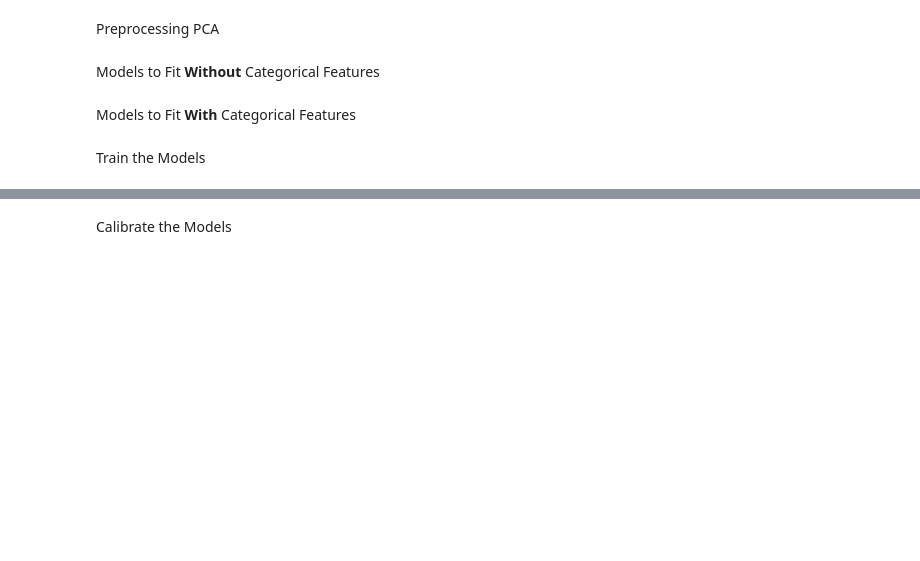
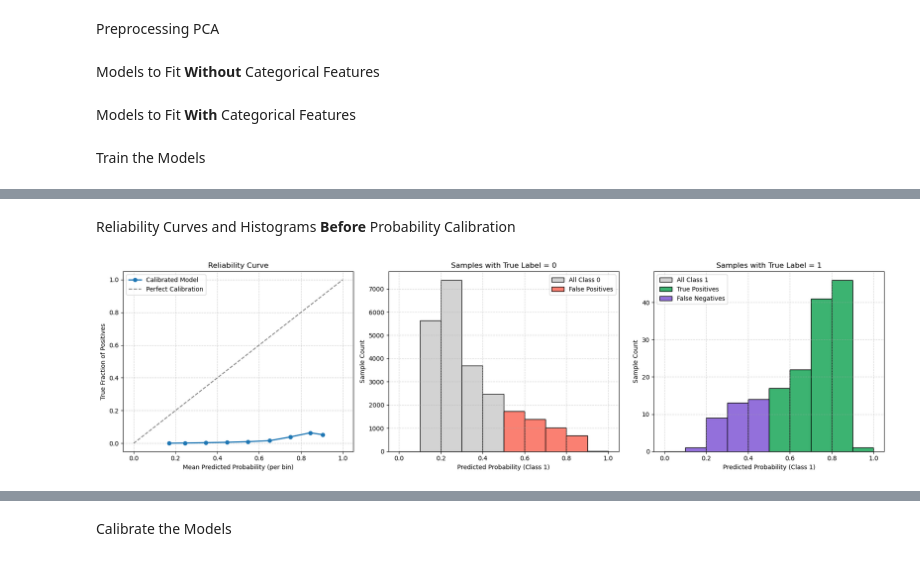
Before and after one commit to rebekah-eichberg/summer-2025-safeify, a Jupyter notebook: rebekah-idea-testing/prob_cal.ipynb, the cells around one changed output, grey strips where cells are left out. Saved outputs shown, nothing was run; the diff lists cells and outputs as text; code cells hidden in the pictures; blank space fills up the shorter version.

```diff
--- a/rebekah-idea-testing/prob_cal.ipynb
+++ b/rebekah-idea-testing/prob_cal.ipynb
@@ -60,20 +63,5 @@ print(f"X_train: {X_train.shape}, X_val: {X_val.shape}, X_cal: {X_cal.shape}, X_
 # %% [markdown]
 Preprocessing PCA
-# %%
-def make_transformer(df,r, s, drop_first=True):
-    rev_cols  = [c for c in df if c.startswith("embedding_")]
-    summ_cols = [c for c in df if c.startswith("embed_")]
-    numeric_cols  = [c for c in df if c not in rev_cols+summ_cols+["category"]]
-
-    rev_pipe  = ("drop" if r == 0 else Pipeline([("scale",StandardScaler()), ("pca",PCA(n_components=r,random_state=42))]))
-    sum_pipe  = ("drop" if s == 0 else Pipeline([("scale",StandardScaler()), ("pca",PCA(n_components=s,random_state=42))]))
-
-    return ColumnTransformer(
-        [('num', StandardScaler(), numeric_cols),
-         ('cat', OneHotEncoder(handle_unknown="ignore", drop="first" if drop_first else None, sparse_output=False), ["category"]),
-         ('rev', rev_pipe,  rev_cols),
-         ('sum', sum_pipe,  summ_cols)
-        ]).set_output(transform="pandas")
 # %%
 # transform all of the data
 preprocessor = make_transformer(X_train, 0.95, 0.95)
@@ -111,11 +99,14 @@ model_8_wo_cat = XGBClassifier(
 Models to Fit **With** Categorical Features
 # %%
 # initialize the models found in hyperparameter tuning
-model_4 = LogisticRegression(penalty='l2', solver='newton-cg', C=1.0, class_weight='balanced', max_iter=1000, random_state=42)
-model_5 = LogisticRegression(penalty='l1', solver='liblinear', C=1.0, class_weight={0: 1, 1: 250}, max_iter=1000, random_state=42) # best overall
-model_6 = LogisticRegression(penalty='l2', solver='lbfgs', C=1.0, class_weight={0: 1, 1: 400}, max_iter=1000, random_state=42)
+model_4 = LogisticRegression(penalty='l2', solver='newton-cg',
+                             C=1.0, class_weight='balanced', max_iter=1000, random_state=42)
+model_5 = LogisticRegression(penalty='l1', solver='liblinear', C=1.0, class_weight={
+                             0: 1, 1: 250}, max_iter=1000, random_state=42)  # best overall
+model_6 = LogisticRegression(penalty='l2', solver='lbfgs', C=1.0, class_weight={
+                             0: 1, 1: 400}, max_iter=1000, random_state=42)
 model_7 = RandomForestClassifier(n_estimators=300,
-                                 class_weight={0:1.0, 1:250.0},
+                                 class_weight={0: 1.0, 1: 250.0},
                                  max_depth=5,
                                  min_samples_split=10,
                                  min_samples_leaf=3,
@@ -126,7 +117,6 @@ model_8 = XGBClassifier(
     subsample=0.6, colsample_bytree=0.6,
     reg_alpha=0.5, reg_lambda=1.0,
     scale_pos_weight=400.0,
-    use_label_encoder=False,
     eval_metric="logloss",
     random_state=42, n_jobs=-3)
 
@@ -143,7 +133,6 @@ model_10 = XGBClassifier(
     subsample=0.6, colsample_bytree=1.0,
     reg_alpha=0.0, reg_lambda=0.5,
     scale_pos_weight=250.0,
-    use_label_encoder=False,
     eval_metric="logloss",
     random_state=42, n_jobs=-3)
 # %% [markdown]
@@ -172,0 +189,12 @@ model_10.fit(X_train_proc, y_train)
+# %% [markdown]
+Reliability Curves and Histograms **Before** Probability Calibration
+# %%
+# Voting Classifier with Categories
+plot_calibration_and_error_distributions_before_true_cal(
+    y_true=y_val,
+    models=[model_5, model_7, model_8],
+    X=X_val_proc,
+    threshold=0.5
+)
+# %% [output]
+[figure, added]
```
Also changed, not shown: parts of 37 cells of this notebook, 1 other file.
